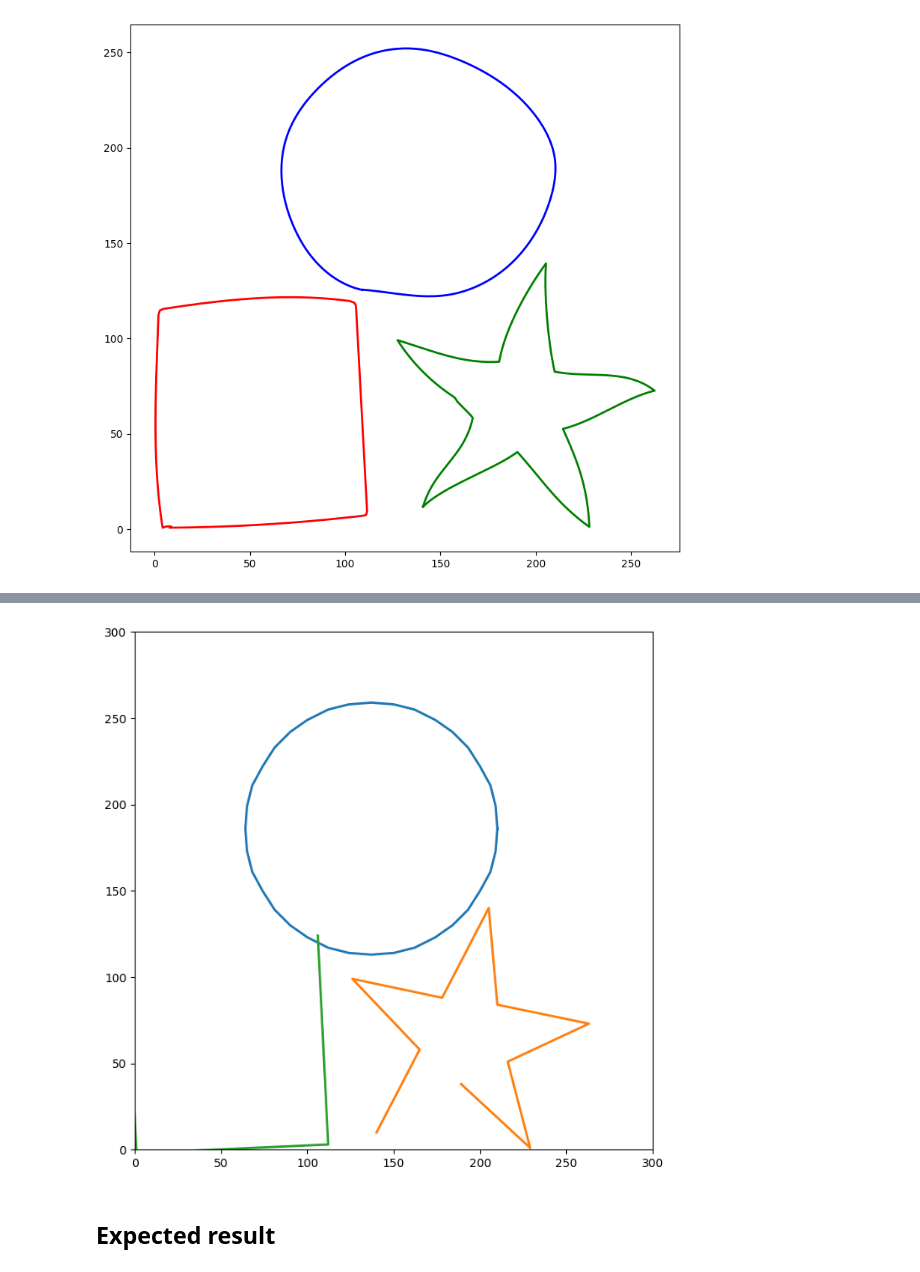
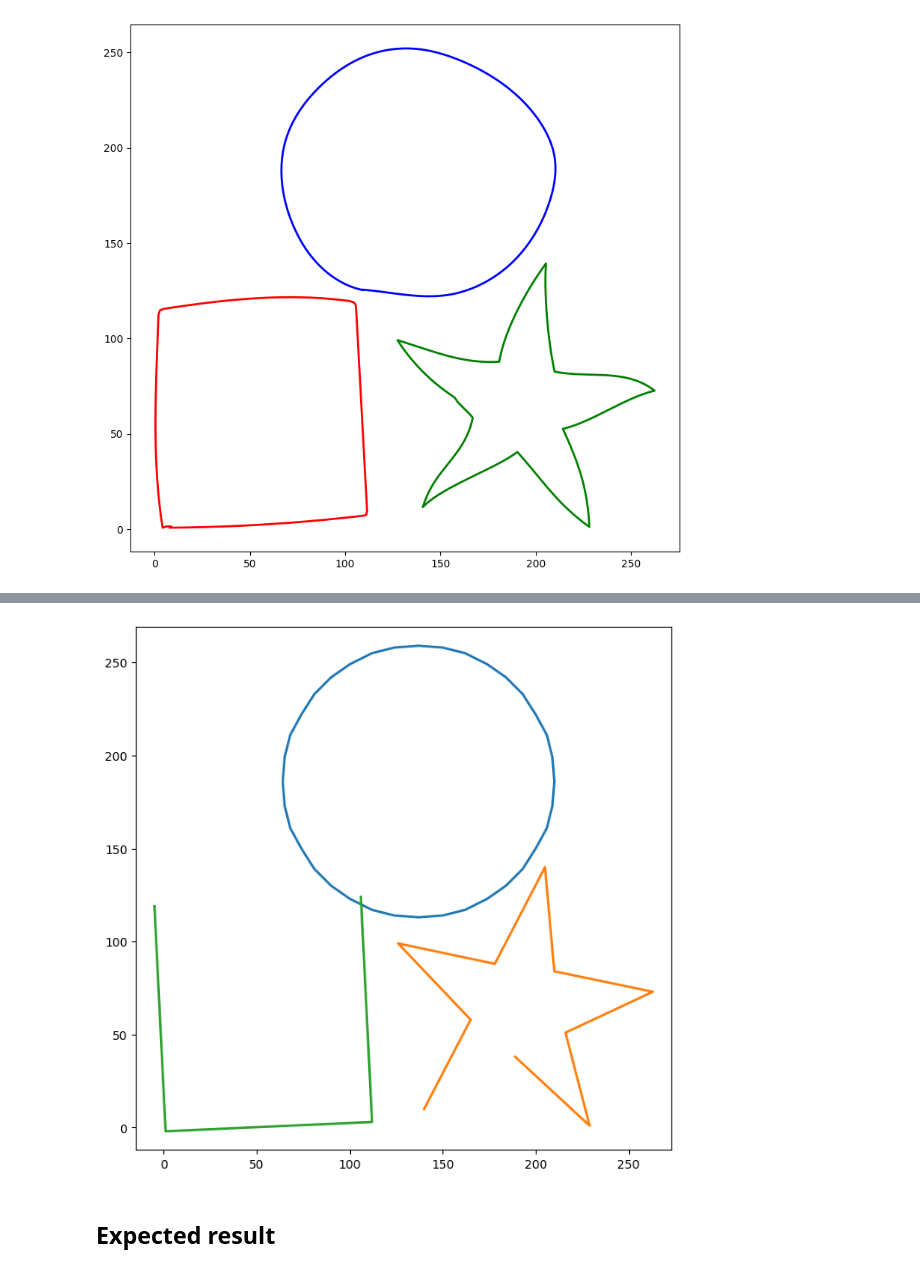
Before and after one commit to ggauranshi-03/Adobe-gensolve, a Jupyter notebook: Regular Figures.ipynb, the cells around one changed output, grey strips where cells are left out. Saved outputs shown, nothing was run; the diff lists cells and outputs as text; code cells hidden in the pictures.

Commit message:
regular figure improved

```diff
--- a/Regular Figures.ipynb
+++ b/Regular Figures.ipynb
@@ -153,24 +72,23 @@ import numpy as np
 import matplotlib.pyplot as plt
 import cv2
 
-# Function to read CSV file and parse polyline data
 def read_csv(csv_path):
     data = np.genfromtxt(csv_path, delimiter=',')
     path_XYs = []
 
-    # Get unique shape identifiers (first column)
+
     shape_ids = np.unique(data[:, 0])
 
     for shape_id in shape_ids:
-        # Filter data for the current shape_id
+
         shape_data = data[data[:, 0] == shape_id]
 
-        # Get unique part identifiers (second column)
+
         part_ids = np.unique(shape_data[:, 1])
 
         shape_parts = []
         for part_id in part_ids:
-            # Extract the points for this part
+
             part_data = shape_data[shape_data[:, 1] == part_id, 2:]
             shape_parts.append(part_data)
 
@@ -178,7 +96,7 @@ def read_csv(csv_path):
 
     return path_XYs
 
-# Function to detect and regularize shapes
+
 def detect_and_regularize_shapes(XYs):
     img = np.zeros((512, 512), dtype=np.uint8)
 
@@ -187,63 +105,68 @@ def detect_and_regularize_shapes(XYs):
             pts = points.reshape((-1, 1, 2)).astype(np.int32)
             cv2.polylines(img, [pts], isClosed=True, color=255, thickness=2)
 
-    # Find contours
+
     contours, _ = cv2.findContours(img, cv2.RETR_EXTERNAL, cv2.CHAIN_APPROX_SIMPLE)
 
     regularized_shapes = []
 
     for contour in contours:
-        # Calculate epsilon based on the perimeter
+
         epsilon = 0.02 * cv2.arcLength(contour, True)
         approx = cv2.approxPolyDP(contour, epsilon, True)
 
         if len(approx) == 4:
-            # Regularize as a rectangle or square
+
             rect = cv2.minAreaRect(contour)
             box = cv2.boxPoints(rect)
             box = np.int0(box)
             regularized_shapes.append(box)
         elif len(approx) == 10:
-            # Assuming this is a star
+
             regularized_shapes.append(approx)
         else:
-            # Assuming this is a circle
+
             (x, y), radius = cv2.minEnclosingCircle(contour)
             center = (int(x), int(y))
             radius = int(radius)
             # Create a circle
             circle_pts = cv2.ellipse2Poly(center, (radius, radius), 0, 0, 360, 10)
             regularized_shapes.append(circle_pts)
 
     return regularized_shapes
 
-# Function to plot regularized shapes
+
 def plot_regularized_shapes(shapes):
     plt.figure(figsize=(8, 8))
 
     for shape in shapes:
         shape = shape.reshape(-1, 2)  # Reshape to (n, 2)
         plt.plot(shape[:, 0], shape[:, 1], linewidth=2)
 
+    all_points = np.vstack([shape.reshape(-1, 2) for shape in shapes])
+    x_min, y_min = all_points.min(axis=0)
+    x_max, y_max = all_points.max(axis=0)
+
     plt.gca().set_aspect('equal')
-    plt.xlim([0, 300])
-    plt.ylim([0, 300])
+    plt.xlim([x_min - 10, x_max + 10])
+    plt.ylim([y_min - 10, y_max + 10])
     plt.show()
 
+
 def main():
-    csv_path = '../Adobe GenSolve/problems/problems/isolated.csv'  # Update with the correct path
+    csv_path = '../Adobe GenSolve/problems/problems/isolated.csv'
     path_XYs = read_csv(csv_path)
 
-    # Detect and regularize shapes
+
     regularized_shapes = detect_and_regularize_shapes(path_XYs)
 
-    # Plot regularized shapes
+
     plot_regularized_shapes(regularized_shapes)
 
 if __name__ == "__main__":
     main()
 # %% [output]
-[figure, old version]
+[figure, new version]
 # %% [markdown]
 ## Expected result
 # %%
```
Also changed, not shown: parts of 1 cell of this notebook.
